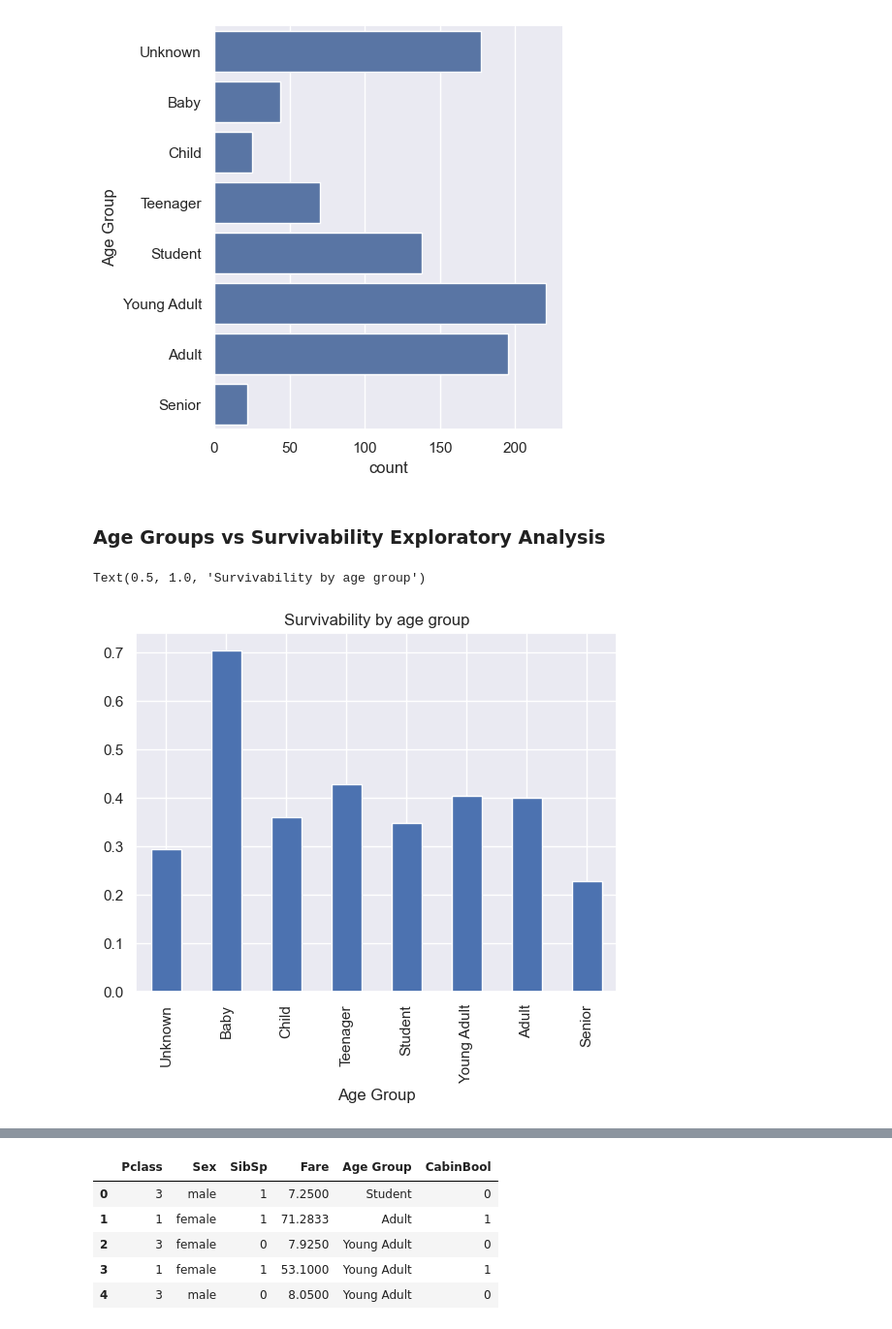
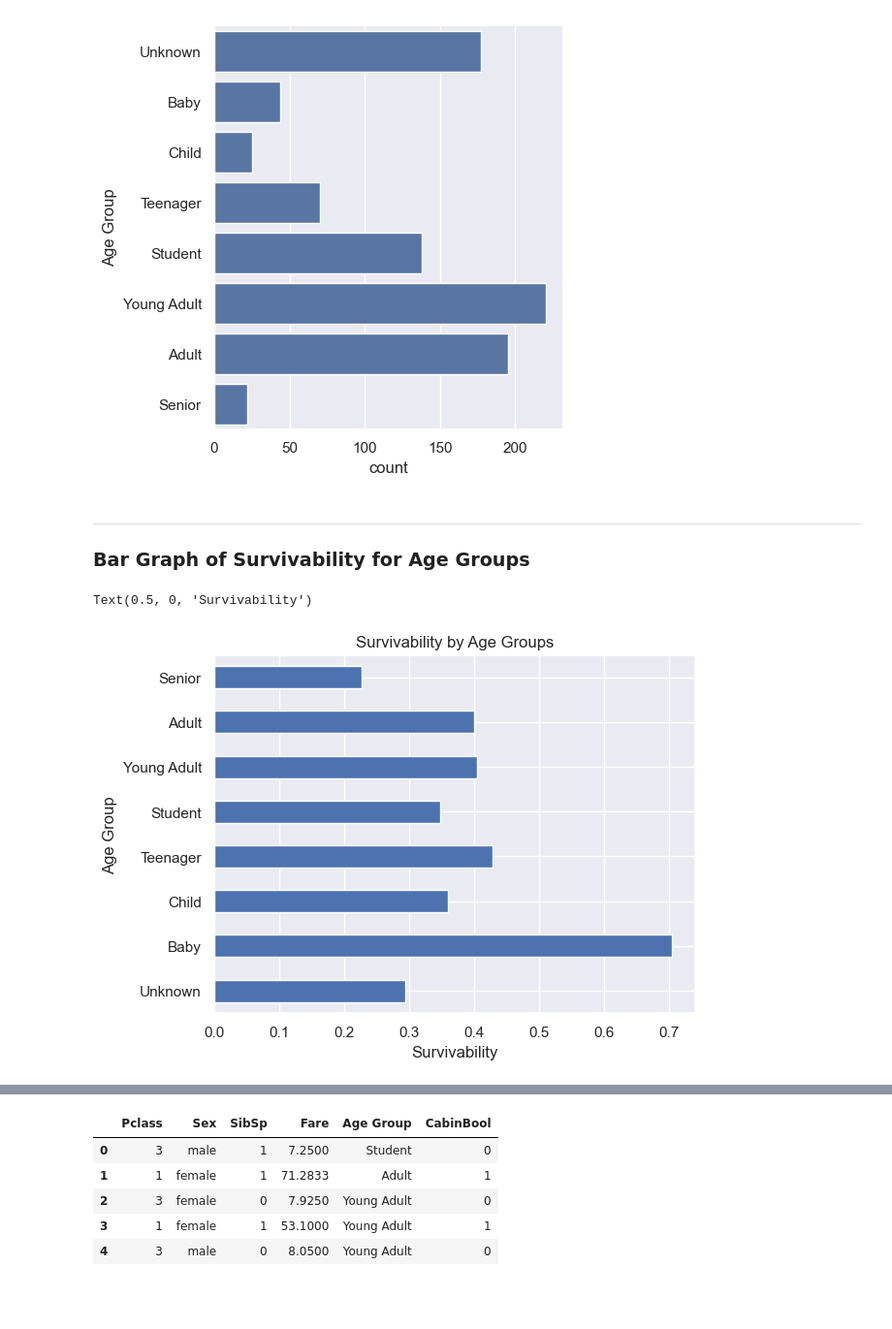
Before and after one commit to HongSon28/IE0005-Mini-Project, a Jupyter notebook: Main.ipynb, the cells around one changed output, grey strips where cells are left out. Shown at 97% size. Cells and saved outputs as stored; diff of their text form; code cells hidden in the pictures; blank space fills up the shorter version.

```diff
--- a/Main.ipynb
+++ b/Main.ipynb
@@ -285,11 +457,13 @@ sb.catplot(y = "Age Group", data = data, kind = "count")
 <seaborn.axisgrid.FacetGrid at 0x...>
 [figure]
 # %% [markdown]
-### Age Groups vs Survivability Exploratory Analysis
+---
+### Bar Graph of Survivability for Age Groups
 # %%
-parch_rate = data.groupby("Age Group")["Survived"].mean()
-parch_rate.plot(kind = "bar")
-plt.title("Survivability by age group")
+agegroup_rate = data.groupby("Age Group")["Survived"].mean()
+agegroup_rate.plot(kind = "barh")
+plt.title("Survivability by Age Groups")
+plt.xlabel('Survivability')
 # %% [output]
-Text(0.5, 1.0, 'Survivability by age group')
+Text(0.5, 0, 'Survivability')
-[figure, old version]
+[figure, new version]
```
Also changed, not shown: parts of 59 cells of this notebook, 1 other file.
